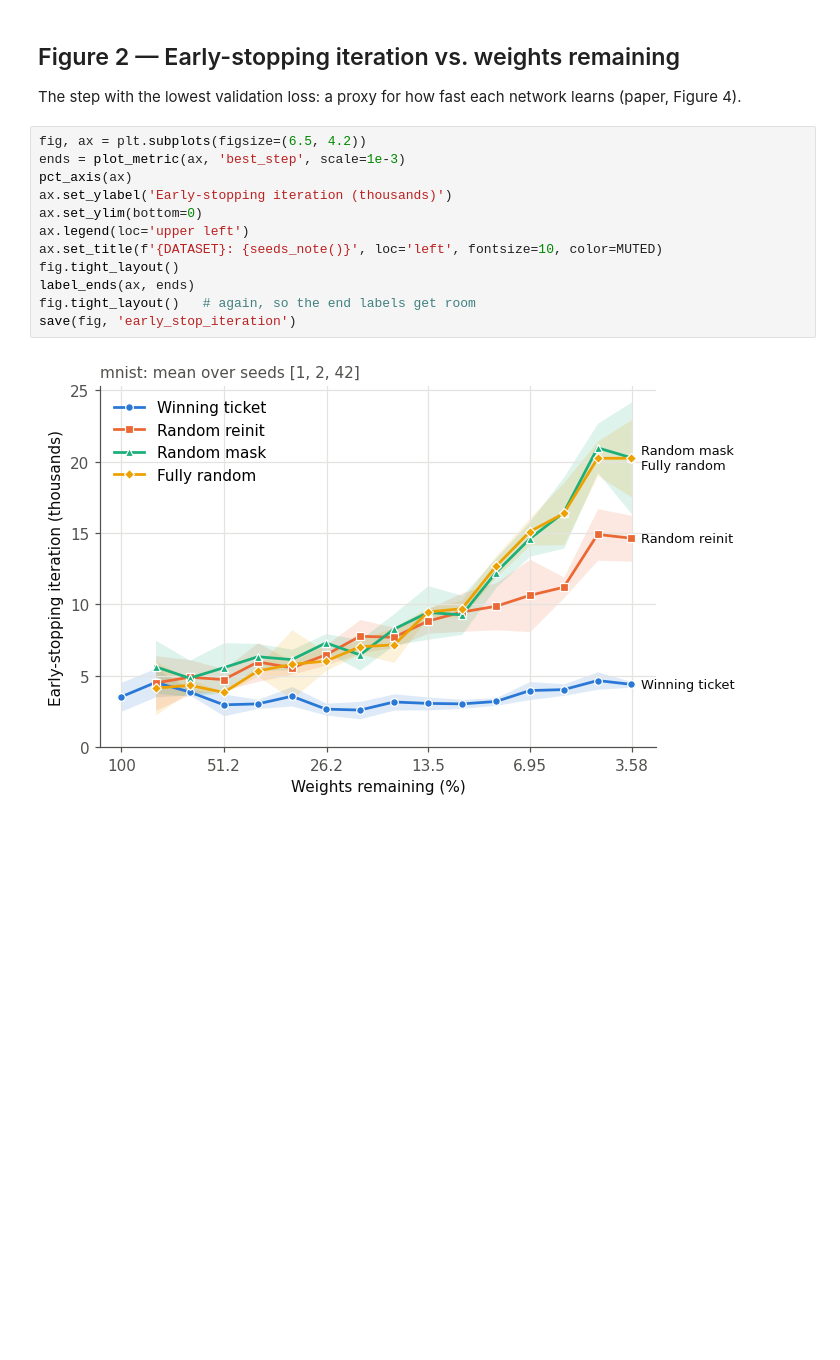
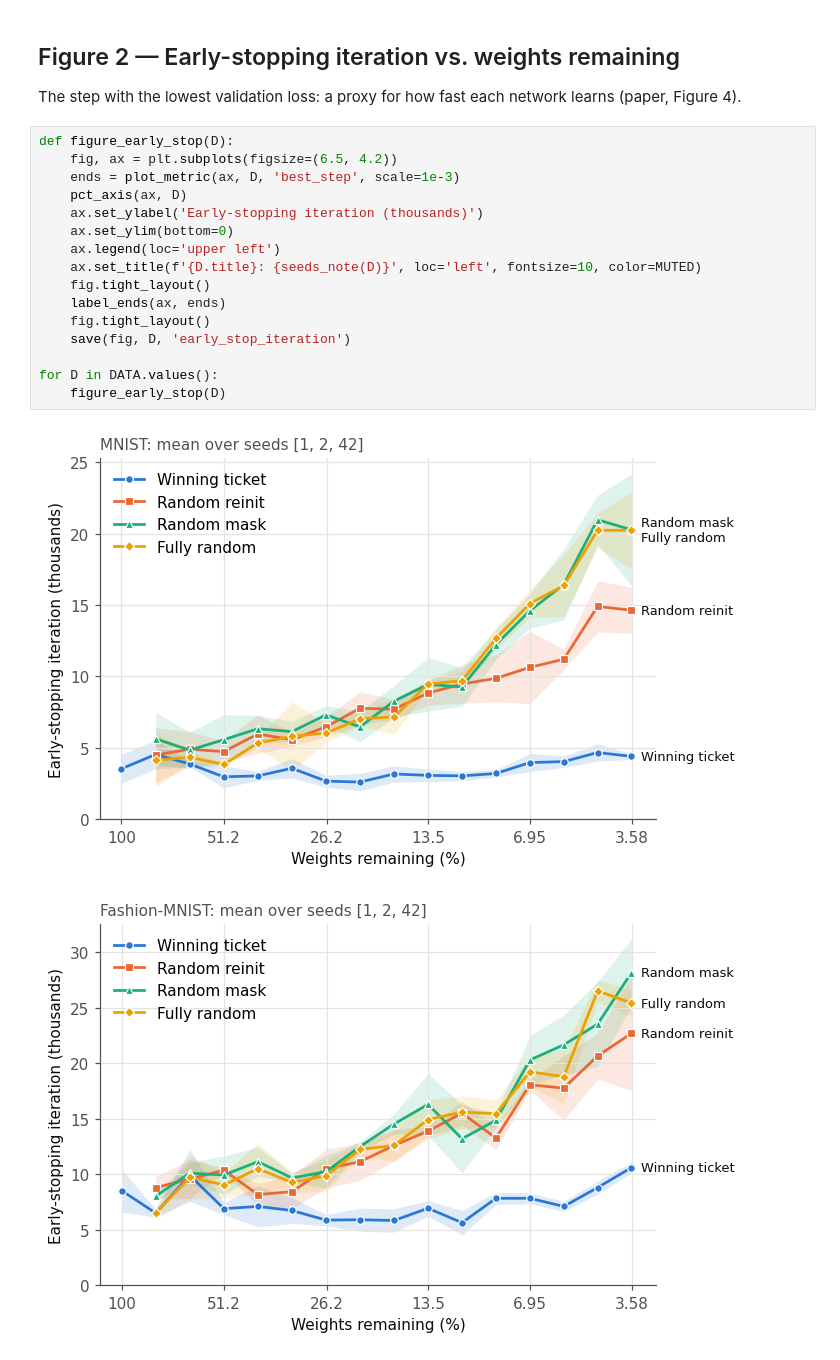
Before and after one commit to y336shen719/STAT679-lottery-ticket-hypothesis, a Jupyter notebook: analysis.ipynb, the cells around one changed output. Saved outputs shown, nothing was run; the diff lists cells and outputs as text; blank space fills up the shorter version.

```diff
--- a/analysis.ipynb
+++ b/analysis.ipynb
@@ -191,17 +216,22 @@ save(fig, 'accuracy_vs_sparsity')
 ## Figure 2 — Early-stopping iteration vs. weights remaining
 The step with the lowest validation loss: a proxy for how fast each network learns (paper, Figure 4).
 # %%
-fig, ax = plt.subplots(figsize=(6.5, 4.2))
-ends = plot_metric(ax, 'best_step', scale=1e-3)
-pct_axis(ax)
-ax.set_ylabel('Early-stopping iteration (thousands)')
-ax.set_ylim(bottom=0)
-ax.legend(loc='upper left')
-ax.set_title(f'{DATASET}: {seeds_note()}', loc='left', fontsize=10, color=MUTED)
-fig.tight_layout()
-label_ends(ax, ends)
-fig.tight_layout()   # again, so the end labels get room
-save(fig, 'early_stop_iteration')
+def figure_early_stop(D):
+    fig, ax = plt.subplots(figsize=(6.5, 4.2))
+    ends = plot_metric(ax, D, 'best_step', scale=1e-3)
+    pct_axis(ax, D)
+    ax.set_ylabel('Early-stopping iteration (thousands)')
+    ax.set_ylim(bottom=0)
+    ax.legend(loc='upper left')
+    ax.set_title(f'{D.title}: {seeds_note(D)}', loc='left', fontsize=10, color=MUTED)
+    fig.tight_layout()
+    label_ends(ax, ends)
+    fig.tight_layout()
+    save(fig, D, 'early_stop_iteration')
+
+for D in DATA.values():
+    figure_early_stop(D)
 # %% [output]
 [figure]
+[figure, added]
 # %% [markdown]
```
Also changed, not shown: parts of 18 cells of this notebook.
